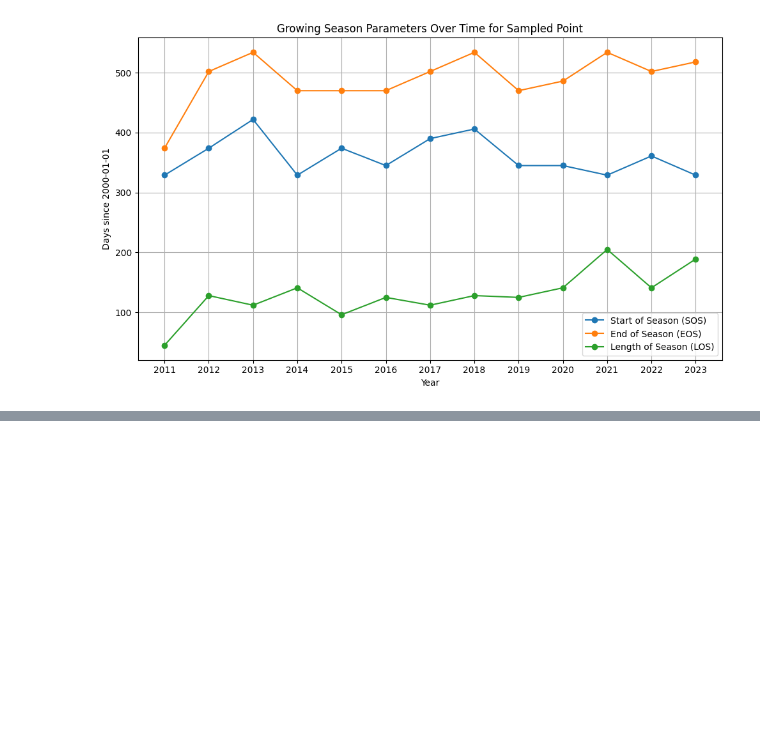
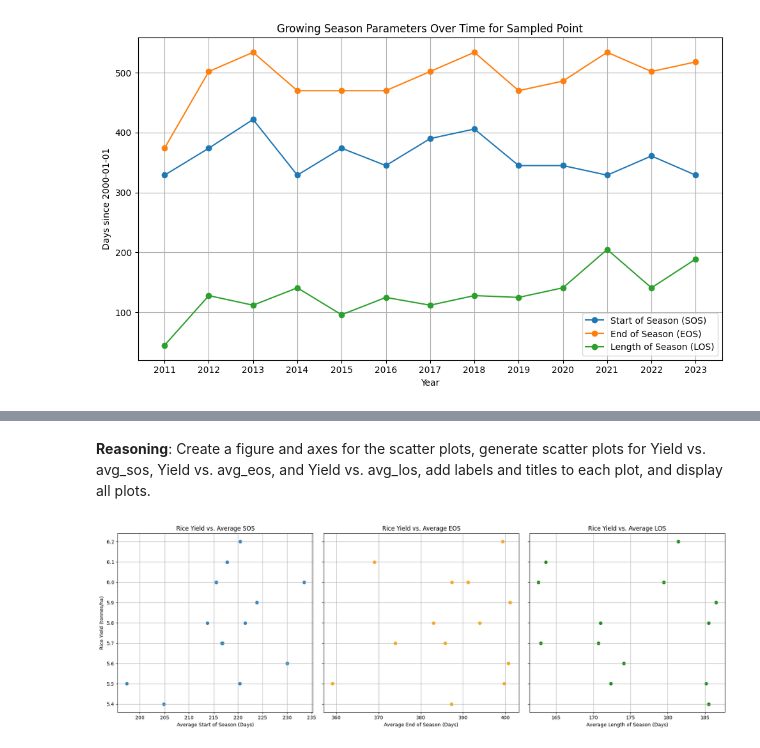
Before and after one commit to Ongevic/CCA, a Jupyter notebook: Phenology_maps_domenicanRep.ipynb, the cells around one changed output, grey strips where cells are left out. Saved outputs shown, nothing was run; the diff lists cells and outputs as text; code cells hidden in the pictures; blank space fills up the shorter version.

```diff
--- a/Phenology_maps_domenicanRep.ipynb
+++ b/Phenology_maps_domenicanRep.ipynb
@@ -1343,0 +3308,33 @@ plt.show()
+# %% [markdown]
+**Reasoning**:
+Create a figure and axes for the scatter plots, generate scatter plots for Yield vs. avg_sos, Yield vs. avg_eos, and Yield vs. avg_los, add labels and titles to each plot, and display all plots.
+# %%
+# 1. Create a figure and axes for the scatter plots.
+fig, axes = plt.subplots(1, 3, figsize=(18, 6), sharey=True) # 1 row, 3 columns, sharing the y-axis
+
+# 2. Generate a scatter plot with 'avg_sos' on the x-axis and 'Yield' on the y-axis.
+axes[0].scatter(df_merged_cleaned['avg_sos'], df_merged_cleaned['Yield'])
+axes[0].set_xlabel('Average Start of Season (Days)')
+axes[0].set_ylabel('Rice Yield (tonnes/ha)')
+axes[0].set_title('Rice Yield vs. Average SOS')
+axes[0].grid(True)
+
+# 3. Generate a scatter plot with 'avg_eos' on the x-axis and 'Yield' on the y-axis.
+axes[1].scatter(df_merged_cleaned['avg_eos'], df_merged_cleaned['Yield'], color='orange')
+axes[1].set_xlabel('Average End of Season (Days)')
+axes[1].set_title('Rice Yield vs. Average EOS')
+axes[1].grid(True)
+
+# 4. Generate a scatter plot with 'avg_los' on the x-axis and 'Yield' on the y-axis.
+axes[2].scatter(df_merged_cleaned['avg_los'], df_merged_cleaned['Yield'], color='green')
+axes[2].set_xlabel('Average Length of Season (Days)')
+axes[2].set_title('Rice Yield vs. Average LOS')
+axes[2].grid(True)
+
+# Adjust layout to prevent overlap
+plt.tight_layout()
+
+# 5. Display all the scatter plots.
+plt.show()
+# %% [output]
+[figure, added]
```
Also changed, not shown: parts of 30 cells of this notebook.
